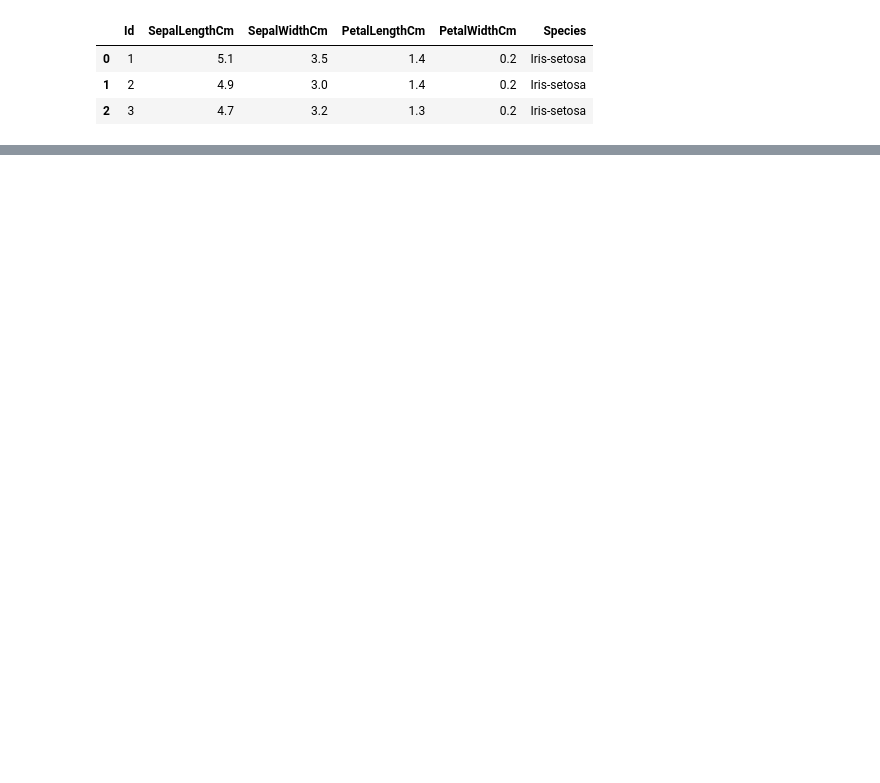
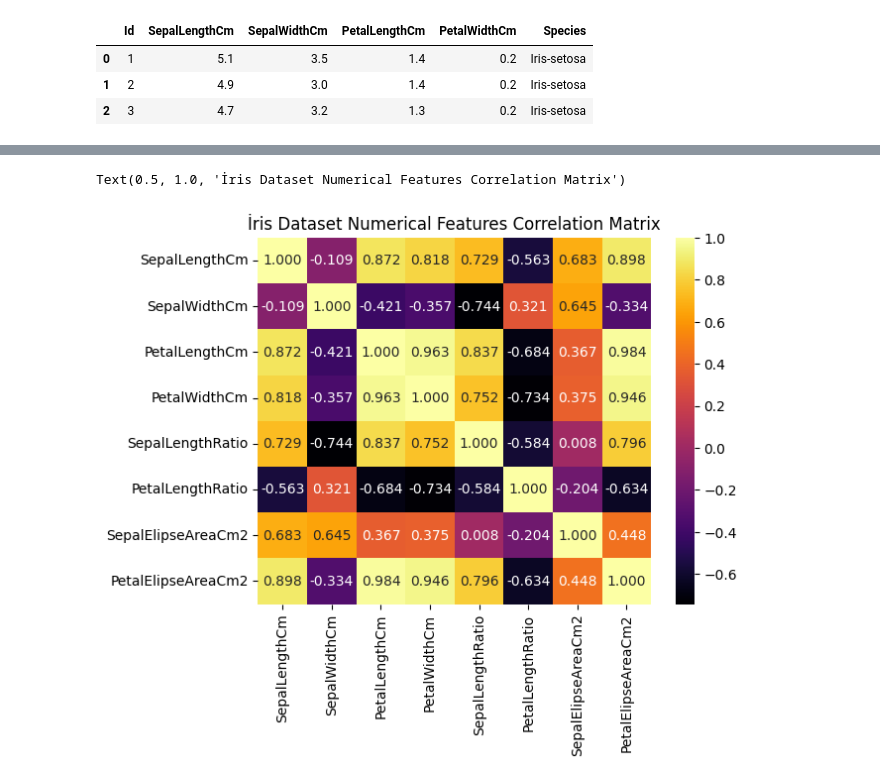
Before and after one commit to Ayberk-Aktan/Analyze_of_iris_datasets, a Jupyter notebook: project.ipynb, the cells around one changed output, grey strips where cells are left out. Drawn from its saved outputs; the diff is of its cells as text; code cells hidden in the pictures; blank space fills up the shorter version.

```diff
--- a/project.ipynb
+++ b/project.ipynb
@@ -16,0 +51,3 @@ df.head(3)
+# %%
+df = df.drop(columns=["Id"],axis=1)
+df.head()
@@ -16,0 +73,8 @@ df.head(3)
+# %%
+df["SepalLengthRatio"] = df.SepalLengthCm / df.SepalWidthCm
+df["PetalLengthRatio"] = df.PetalLengthCm / df.PetalWidthCm
+
+df["SepalElipseAreaCm2"] =  (np.pi * (df.SepalLengthCm / 2) * (df.SepalWidthCm / 2))
+df["PetalElipseAreaCm2"] =  (np.pi * (df.PetalLengthCm / 2) * (df.PetalLengthCm / 2))
+
+df.head()
@@ -16,0 +88,10 @@ df.head(3)
+# %%
+X = df.drop(columns=["Species"],axis=1)
+Y = df.Species
+# %%
+corr_matrix = X.corr()
+sns.heatmap(data=corr_matrix,fmt='1.3f',annot=True,cmap='inferno')
+plt.title("İris Dataset Numerical Features Correlation Matrix")
+# %% [output]
+Text(0.5, 1.0, 'İris Dataset Numerical Features Correlation Matrix')
+[figure, added]
```
Also changed, not shown: parts of 9 cells of this notebook.
